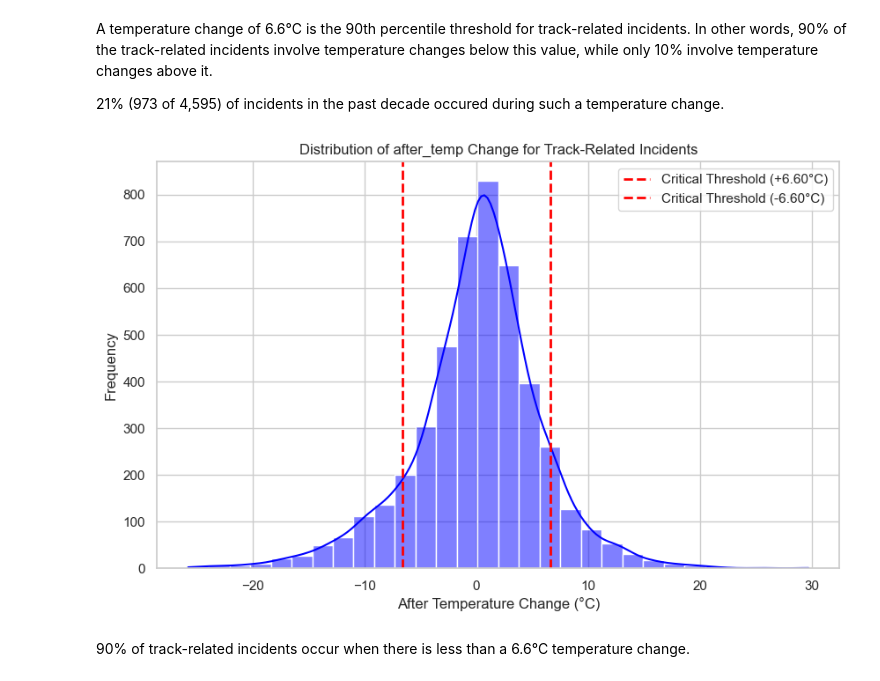
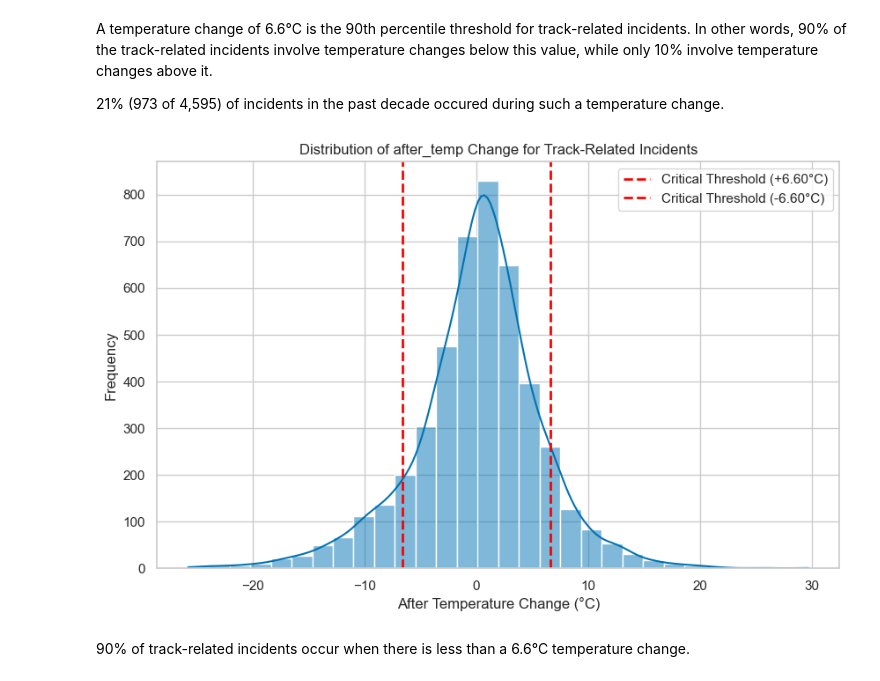
Before and after one commit to NRSchaaf/Railroad_Accidents, a Jupyter notebook: weathering_the_rails_analysis.ipynb, the cells around one changed output. Saved outputs shown, nothing was run; the diff lists cells and outputs as text; code cells hidden in the pictures.

```diff
--- a/weathering_the_rails_analysis.ipynb
+++ b/weathering_the_rails_analysis.ipynb
@@ -51,6 +51,9 @@ import folium
 from geopy.geocoders import Nominatim
 
 from IPython.display import Image
+# %%
+# Set the colorblind palette globally
+sns.set_theme(style="whitegrid", palette="colorblind")
 # %% [markdown]
 ### The Dataset
 <p>The dataset is available in the git repository and directly referenced here.</p>
@@ -349,36 +352,38 @@ Other incidents: 19977
 # %% [markdown]
 In the past decade, 4,595 (or 18.7%) of incidents have a track-related root cause.
 # %%
-# How many track failures result in a derailment?
-
 # Filter the accident data to only include track-related incidents
 filtered_data = accident_data_temps[accident_data_temps['primaryaccidentcausecode'].isin(primary_accident_cause_codes)]
 
 # Calculate the percentage of each 'accident_type'
 accident_type_counts = filtered_data['accidenttype'].value_counts(normalize=True) * 100
 
+# Set the colorblind palette globally
+sns.set_theme(style="whitegrid", palette="colorblind")
+
 # Create a column plot to show the percentage of each 'accident_type'
-plt.figure(figsize=(10,6))
-ax = accident_type_counts.plot(kind='bar', color='orange', edgecolor='none')  # Hide outline of bars
+plt.figure(figsize=(10, 6))
+ax = accident_type_counts.plot(kind='bar', color=sns.color_palette("colorblind")[0], edgecolor='none')  # Use colorblind palette
 plt.title('Percentage of Track-Related Accident Types', fontsize=16)
-plt.xlabel('', fontsize=12)
-plt.ylabel('')  # Remove Y-axis label
+plt.xlabel('Accident Type', fontsize=12)
+plt.ylabel('Percentage (%)', fontsize=12)
 plt.xticks(rotation=45)
 
 # Add the percentage value on top of each column
 for i, v in enumerate(accident_type_counts):
-    ax.text(i, v + 1, f'{v:.1f}%', ha='center', fontsize=12)
+    ax.text(i, v + 1.5, f'{v:.1f}%', ha='center', fontsize=12)
 
-# Remove the Y-axis
-ax.yaxis.set_visible(False)
+# Keep Y-axis baseline for context
+ax.yaxis.set_visible(True)
+ax.set_yticks([])  # Hide tick marks but keep the axis line
 
-# Hide vertical gridlines
-ax.grid(axis='y', linestyle='-', alpha=0.3)  # Horizontal gridlines are still visible
-ax.grid(axis='x', visible=False)  # Hide vertical gridlines
+# Adjust gridlines for better aesthetics
+ax.grid(axis='y', linestyle='--', alpha=0.5)
+ax.grid(axis='x', visible=False)
 
-# Remove the plot border by hiding spines
-for spine in ax.spines.values():
-    spine.set_visible(False)
+# Remove the plot border by hiding spines (except bottom)
+for spine in ['top', 'right', 'left']:
+    ax.spines[spine].set_visible(False)
 
 # Adjust layout and show the plot
 plt.tight_layout()
@@ -621,23 +616,23 @@ Number of track-related incidents with significant temperature changes: 973
 # %%
 # Filter data for track-related incidents only
 track_related_data = accident_data_temps[accident_data_temps['accident_category'] == 'Track-related']
 
 # Plot the distribution of after_temp_change for track-related incidents
 plt.figure(figsize=(10, 6))
-sns.histplot(track_related_data['after_temp_change'], bins=30, kde=True, color='blue')
+sns.histplot(track_related_data['after_temp_change'], bins=30, kde=True, palette='colorblind')
 
 # Add vertical lines for both positive and negative critical thresholds
 plt.axvline(threshold, color='red', linestyle='dashed', linewidth=2, label=f"Critical Threshold (+{threshold:.2f}°C)")
 plt.axvline(-threshold, color='red', linestyle='dashed', linewidth=2, label=f"Critical Threshold (-{threshold:.2f}°C)")
 
 # Add labels and legend
 plt.title('Distribution of after_temp Change for Track-Related Incidents')
 plt.xlabel('After Temperature Change (°C)')
 plt.ylabel('Frequency')
 plt.legend()
 plt.show()
 # %% [output]
-[figure, old version]
+[figure, new version]
 # %% [markdown]
 90% of track-related incidents occur when there is less than a 6.6°C temperature change.
 # %%
```
Also changed, not shown: parts of 8 cells of this notebook, 1 other file.
